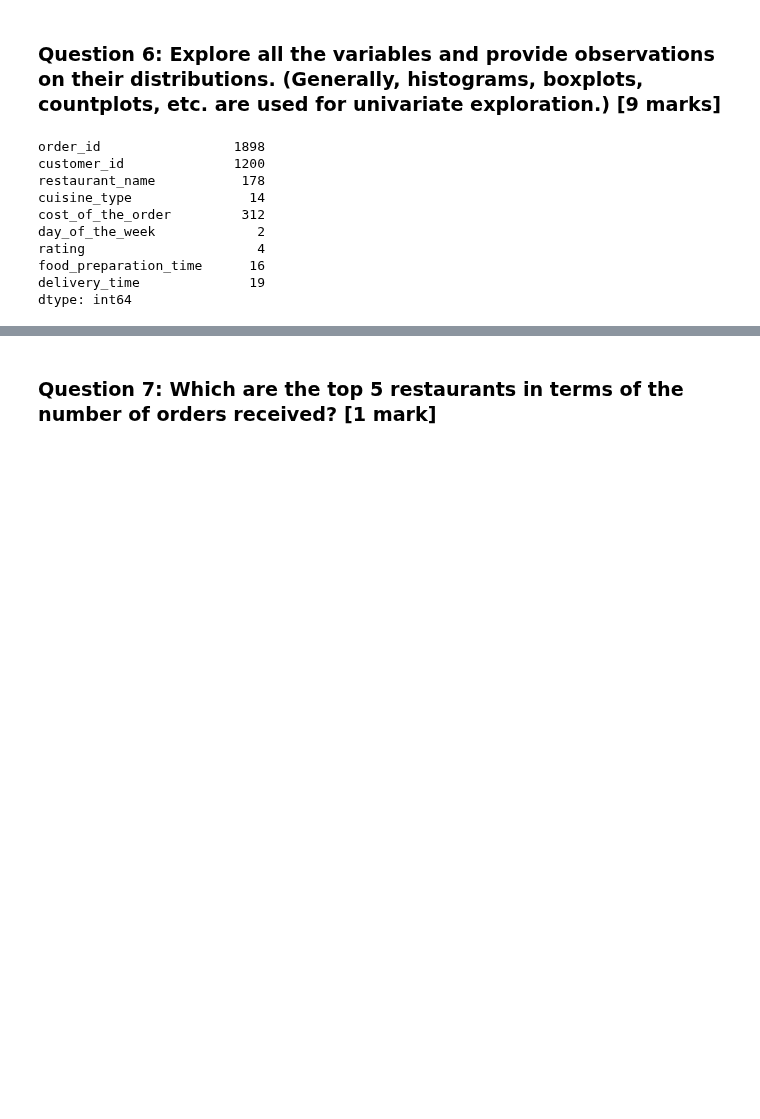
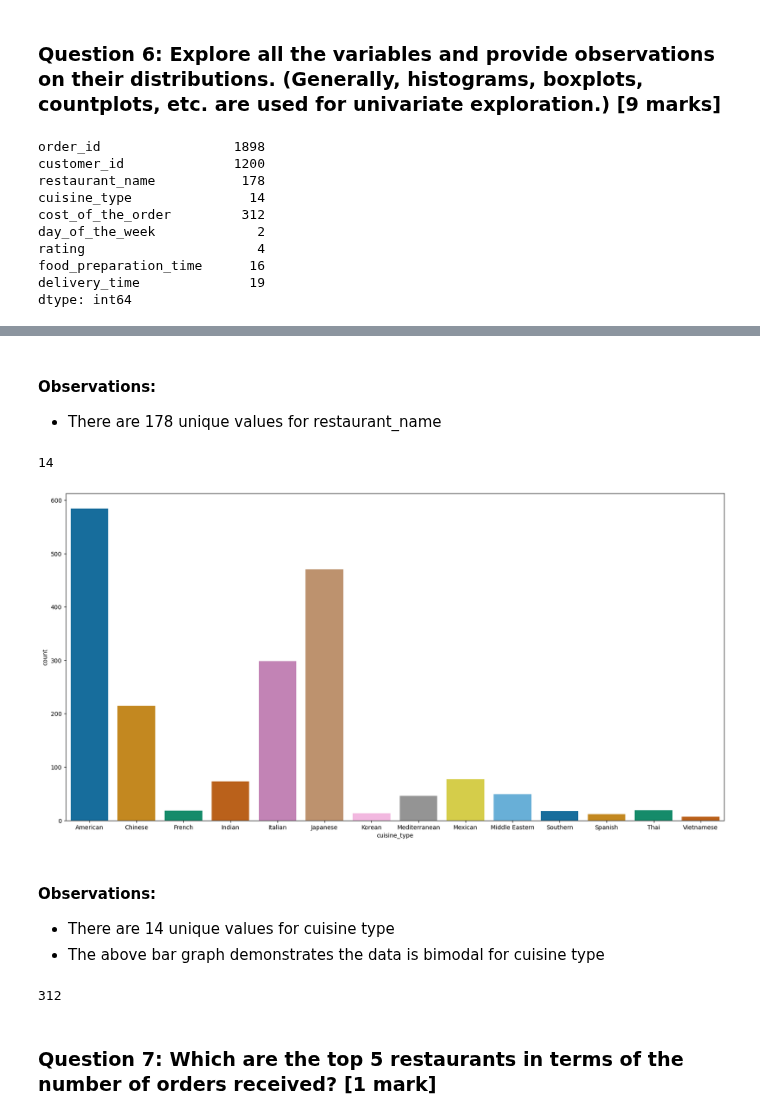
Before and after one commit to HelimaBass/Content_Drive, a Jupyter notebook: FDS_Project_LearnerNotebook_FullCode.ipynb, the cells around one changed output, grey strips where cells are left out. Drawn from its saved outputs; the diff is of its cells as text; code cells hidden in the pictures; blank space fills up the shorter version.

```diff
--- a/FDS_Project_LearnerNotebook_FullCode.ipynb
+++ b/FDS_Project_LearnerNotebook_FullCode.ipynb
@@ -259,0 +285,24 @@ dtype: int64
+# %% [markdown]
+#### Observations:
+* There are 178 unique values for restaurant_name
+# %%
+# Generate the number of unique values for cuisine_type
+df['cuisine_type'].nunique()
+# %% [output]
+14
+# %%
+# Generate bar graph for the cuisine_type variable
+plt.figure(figsize = (20,10))
+sns.countplot(data=df, x="cuisine_type", palette='colorblind')
+plt.show()
+# %% [output]
+[figure, added]
+# %% [markdown]
+#### Observations:
+* There are 14 unique values for cuisine type
+* The above bar graph demonstrates the data is bimodal for cuisine type
+# %%
+# Generate the number of unique values for cost_of_the_order variable
+df['cost_of_the_order'].nunique()
+# %% [output]
+312
```
Also changed, not shown: parts of 11 cells of this notebook.
